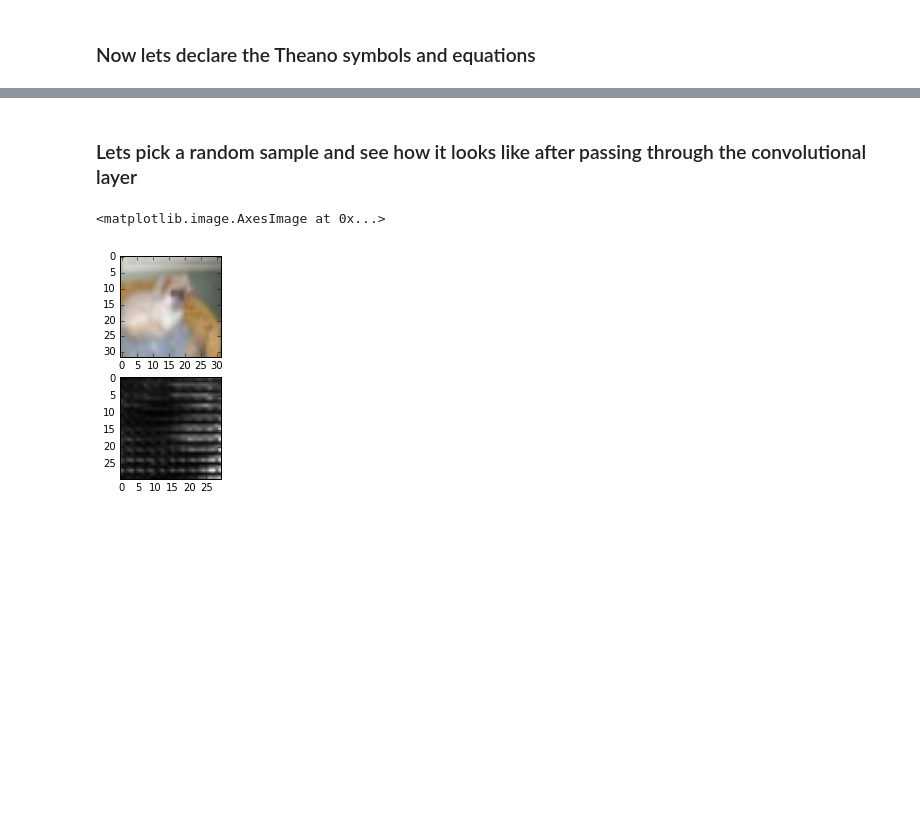
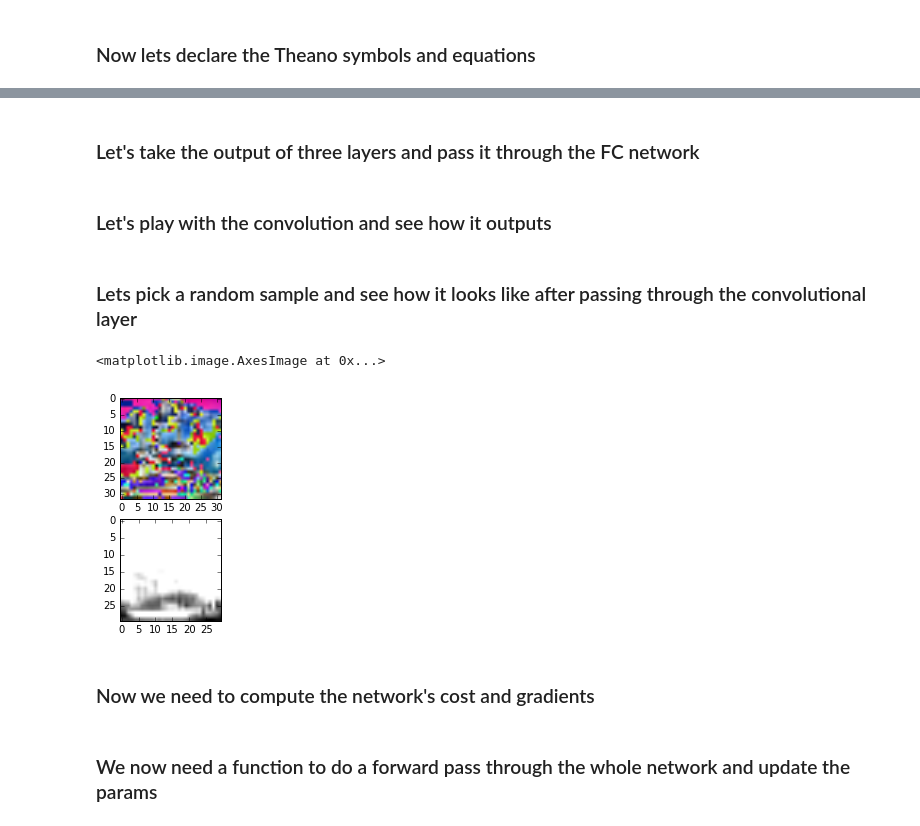
Before and after one commit to Omarito2412/DeepLearning, a Jupyter notebook: ConvNet/ConvNet_Tinkering.ipynb, the cells around one changed output, grey strips where cells are left out. Drawn from its saved outputs; the diff is of its cells as text; code cells hidden in the pictures; blank space fills up the shorter version.

Commit message:
Added modular ConvNet, created LeNet5 like

```diff
--- a/ConvNet/ConvNet_Tinkering.ipynb
+++ b/ConvNet/ConvNet_Tinkering.ipynb
@@ -10,6 +18,12 @@ import matplotlib.pyplot as plt
 ### Load the CIFAR-10 batch
 # %%
 # Read mini batch
-batch1 = cPickle.load(open("data_batch_1", "rb"))["data"]
+data = cPickle.load(open("../../../data_batch_1", "rb"))
+batch1 = data["data"]
+labels = np.array(data["labels"])
+labels_onehot = np.zeros((labels.shape[0], 10))
+labels_onehot[np.arange(labels.shape[0]), labels] = 1
+
 # Reshape array to (10000, 32, 32, 3)
-batch1 = batch1.reshape((-1, 3, 32, 32)).transpose(0, 2, 3, 1).astype("float32").reshape((-1, 3, 32, 32))
+images = batch1.reshapbatch1 = batch1.reshape((-1, 3, 32, 32)).astype("float32")e((-1, 3, 32, 32)).transpose(0, 2, 3, 1).astype("float32").reshape((-1, 32, 32, 3))
+batch1 = batch1.reshape((-1, 3, 32, 32)).astype("float32")
@@ -26,3 +42,4 @@ plt.imshow(batch1[np.random.choice(batch1.shape[0], 1)][0])
 # %%
 # This will range the pixels from 0 to 1
 batch1 = batch1 / 256.
+images = images / 256.
@@ -29,15 +48,21 @@ batch1 = batch1 / 256.
+# %%
+# Subtracting from the mean and dividing by the standard deviation
+batch1 = (batch1 - batch1.mean()) / batch1.std()
+images = images/ 256.
 # %% [markdown]
 ### Now lets declare the Theano symbols and equations
 # %%
 # Mini batch of images
 imgs = T.ftensor4('input image')
+target = T.dmatrix("Target values")
 
 # 1 Filter
-w = theano.shared(value=np.random.randn(1, 3, 3, 3)
-                  .astype(imgs.dtype), name="Filter")
-
+w = theano.shared(value=np.random.randn(NUM_CONV_FILTERS, 3, 3, 3)
+                   .astype(imgs.dtype), name="Filter")
+# w = theano.shared(value=np.ones((1, 3, 3, 3))
+#                   .astype(imgs.dtype), name="Filter")
 # The mini batch after convolution
 output = T.nnet.conv.conv2d(imgs, w)
 
 # A compiled function to convolve the mini batch
-ConvLayer = theano.function([imgs], T.nnet.sigmoid(output))
+ConvLayer = theano.function([imgs], output)
@@ -45,0 +80,2 @@ ConvLayer = theano.function([imgs], T.nnet.sigmoid(output))
+# %% [markdown]
+### Let's take the output of three layers and pass it through the FC network
@@ -46,19 +98,19 @@ ConvLayer = theano.function([imgs], T.nnet.sigmoid(output))
+# %% [markdown]
+### Let's play with the convolution and see how it outputs
 # %%
 convolved = ConvLayer(batch1)
 # %% [markdown]
 ### Lets pick a random sample and see how it looks like after passing through the convolutional layer
 # %%
-rand_index = np.random.randint(0, batch1.shape[0], 1)[0]
-Image_Height = batch1[rand_index].shape[1]
-Image_Width = batch1[rand_index].shape[2]
-Image_channels = batch1[rand_index].shape[0]
+rand_index = np.random.randint(0, images.shape[0], 1)[0]
 
 plt.subplot(2, 1, 1)
-plt.imshow(batch1[rand_index].reshape((Image_Height, Image_Width, Image_channels)))
-
+plt.imshow(images[rand_index])
 
 plt.subplot(2, 1, 2)
 plt.imshow(convolved[rand_index][0], cmap='binary')
 # %% [output]
 <matplotlib.image.AxesImage at 0x...>
-[figure, old version]
+[figure, new version]
+# %% [markdown]
+### Now we need to compute the network's cost and gradients
@@ -64,0 +126,2 @@ plt.imshow(convolved[rand_index][0], cmap='binary')
+# %% [markdown]
+### We now need a function to do a forward pass through the whole network and update the params
```
Also changed, not shown: parts of 14 cells of this notebook, 2 other files.
